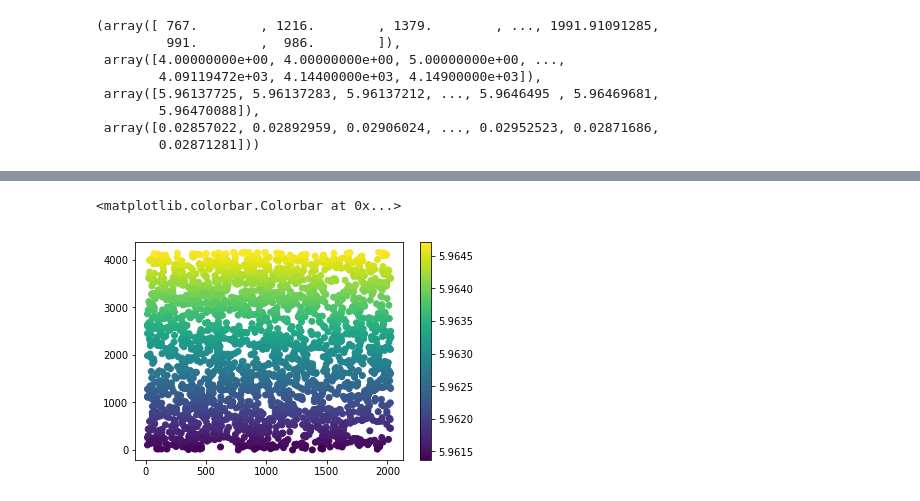
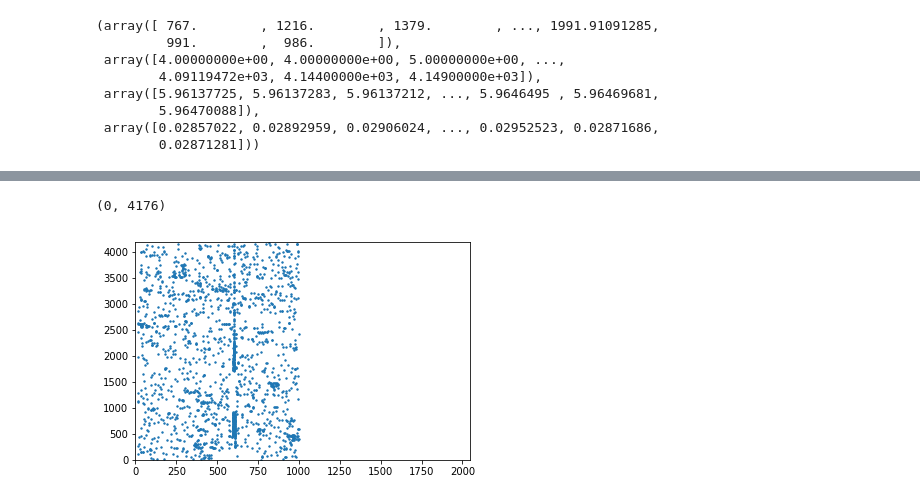
Before and after one commit to lsst-sitcom/notebooks, a Jupyter notebook: image_quality_demo.ipynb, the cells around one changed output, grey strips where cells are left out. Cells and saved outputs as stored; diff of their text form; code cells hidden in the pictures.

```diff
--- a/image_quality_demo.ipynb
+++ b/image_quality_demo.ipynb
@@ -305,0 +322,3 @@ df = src.asAstropy().to_pandas()
+# %%
+# Define a new column for the PSF model trace radius
+df['psf_trace_radius'] =  np.sqrt((src['slot_PsfShape_xx'] + src['slot_PsfShape_yy']) / 2.)
@@ -317,0 +366,7 @@ src['slot_Centroid_x'], src['slot_Centroid_y'], src['coord_ra'], src['coord_dec'
+# %%
+df_trimmed = df[df.slot_Centroid_x < 1000]
+
+grouped = df_trimmed.groupby([pd.cut(df_trimmed.slot_Centroid_y, bins=y_bins),
+                              pd.cut(df_trimmed.slot_Centroid_x, bins=x_bins)])
+
+print(grouped.count().coord_ra)
@@ -318,9 +391,12 @@ src['slot_Centroid_x'], src['slot_Centroid_y'], src['coord_ra'], src['coord_dec'
 # %%
 xlabels = pd.cut(src['slot_Centroid_x'], bins=np.linspace(0, 4000, 101), labels=False)
 plt.figure()
-plt.scatter(src['slot_Centroid_x'], src['slot_Centroid_y'], c=xlabels)
-#plt.scatter(src['slot_Centroid_x'], src['slot_Centroid_y'], c=src['coord_ra'])
-plt.colorbar()
+#plt.scatter(src['slot_Centroid_x'], src['slot_Centroid_y'], c=x_labels)
+#plt.scatter(src['slot_Centroid_x'], src['slot_Centroid_y'], c=src['coord_dec'])
+plt.scatter(df_trimmed.slot_Centroid_x, df_trimmed.slot_Centroid_y, s=2)
+plt.xlim(0, calexp.getDimensions()[0])
+plt.ylim(0, calexp.getDimensions()[1])
+#plt.colorbar()
 # %% [output]
-<matplotlib.colorbar.Colorbar at 0x...>
+(0, 4176)
-[figure, old version]
+[figure, new version]
```
Also changed, not shown: parts of 12 cells of this notebook.
